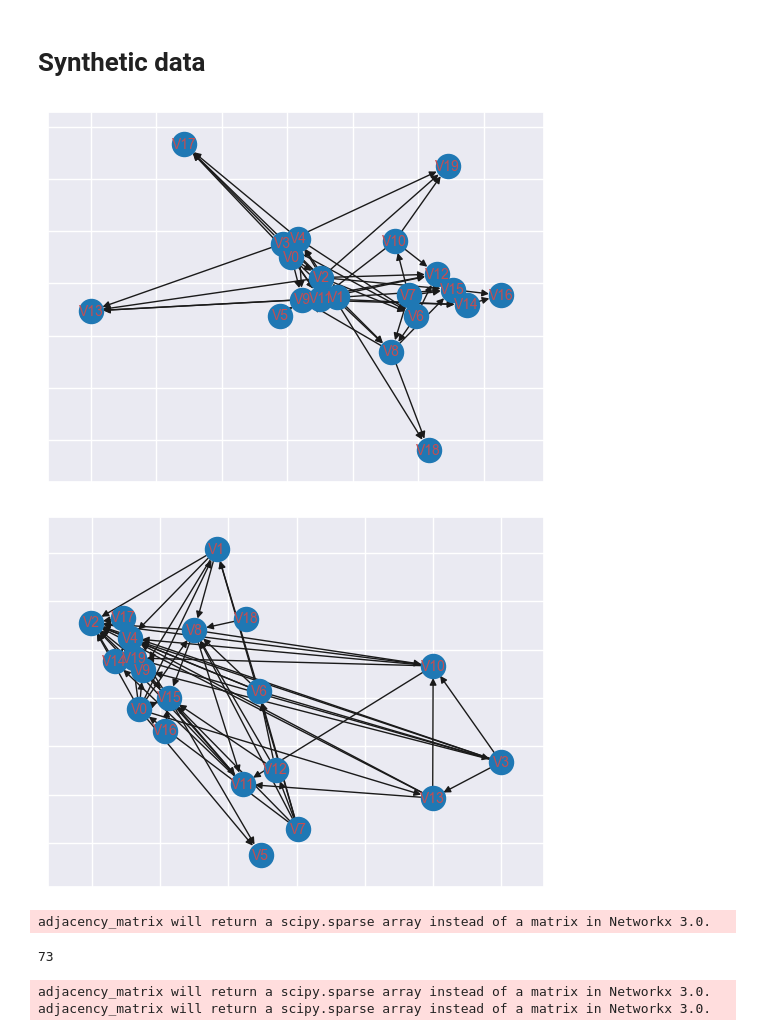
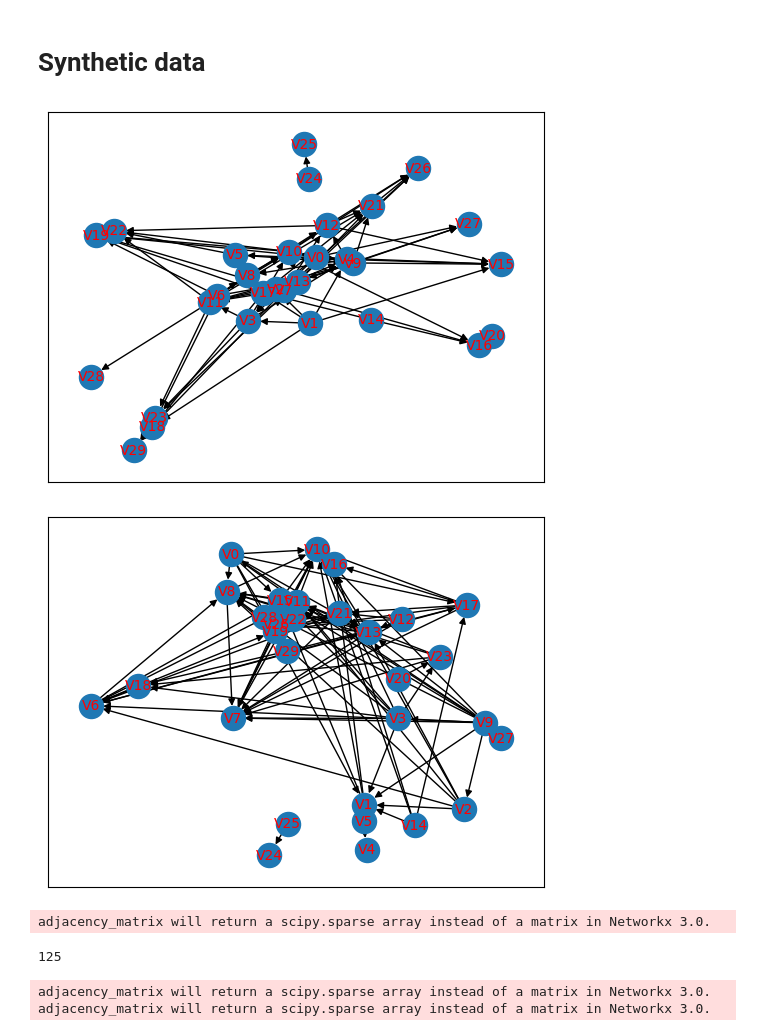
Before and after one commit to Gio99c/Causal-Discovery-Algorithms-on-Medical-Data, a Jupyter notebook: causal_discovery.ipynb, the cells around one changed output. Drawn from its saved outputs; the diff is of its cells as text; code cells hidden in the pictures.

```diff
--- a/causal_discovery.ipynb
+++ b/causal_discovery.ipynb
@@ -279,24 +277,24 @@ nx.draw_networkx(graph_lingam, font_size=10, font_color='r')
 # %% [markdown]
 # Synthetic data
 # %%
-generator = AcyclicGraphGenerator('linear', npoints=1000)
+generator = AcyclicGraphGenerator('linear', npoints=1000, nodes=30)
 data, graph = generator.generate()
 generator.to_csv('generated_graph')
 
 nx.draw_networkx(graph, font_size=10, font_color='r')
 # %% [output]
-[figure, old version]
+[figure, new version]
 # %%
 model_lingam = cdt.causality.graph.LiNGAM()
 predict = model_lingam.predict(data)
 
 nx.draw_networkx(predict, font_size=10, font_color='r')
 # %% [output]
-[figure, old version]
+[figure, new version]
 # %%
 cdt.metrics.SHD(graph, predict)
 # %% [output]
 adjacency_matrix will return a scipy.sparse array instead of a matrix in Networkx 3.0.
-73
+125
 # %%
 auc, roc = cdt.metrics.precision_recall(graph, predict)
```
Also changed, not shown: parts of 4 cells of this notebook.
